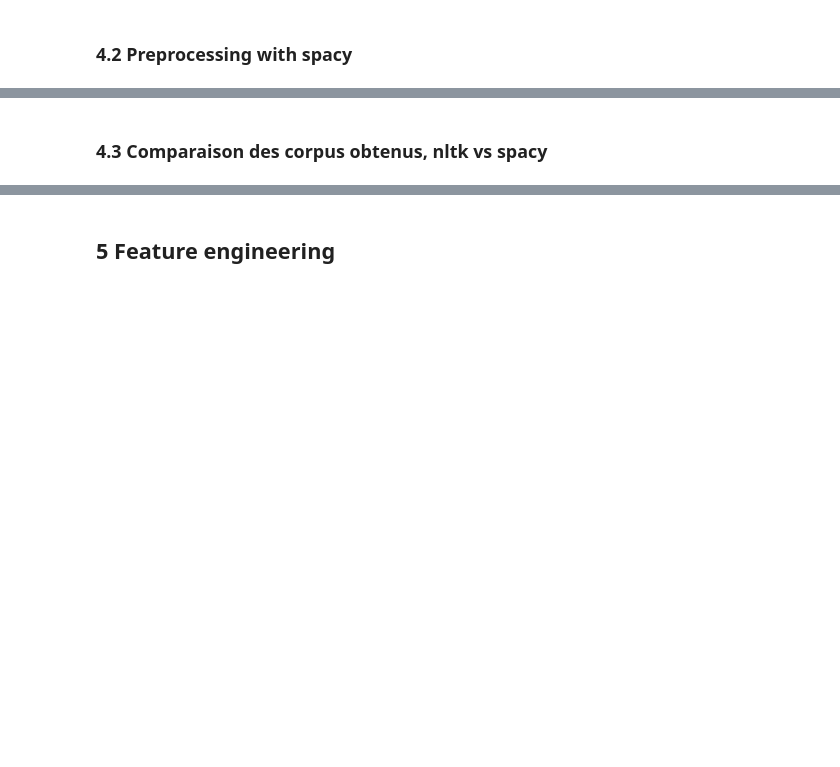
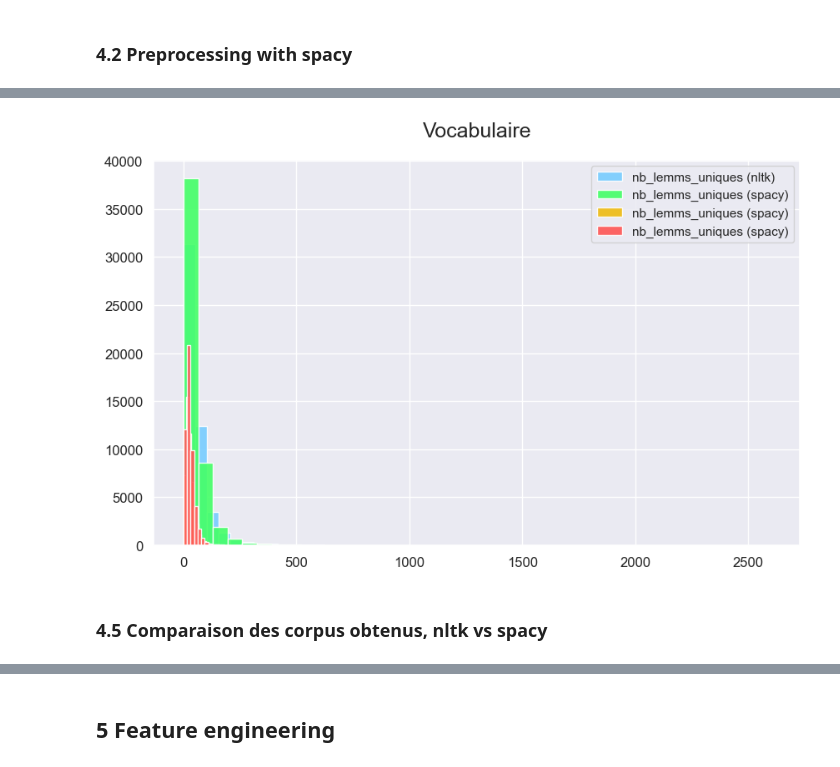
Before and after one commit to Kiwinokoto/ML_student, a Jupyter notebook: notebooks/Oudelet_Kevin_1_notebook_exploration_271123.ipynb, the cells around one changed output, grey strips where cells are left out. Saved outputs shown, nothing was run; the diff lists cells and outputs as text; code cells hidden in the pictures; blank space fills up the shorter version.

```diff
--- a/notebooks/Oudelet_Kevin_1_notebook_exploration_271123.ipynb
+++ b/notebooks/Oudelet_Kevin_1_notebook_exploration_271123.ipynb
@@ -2147,0 +2219,6 @@ questions_tags['nb_lemms_body_spacy_hard'] = questions_tags['body_spacy_hard'].a
+# %%
+# Apply the preprocessing function to title, filtering all rare tokens
+questions_tags['title_spacy_hard'] = questions_tags['title_spacy'].parallel_apply(
+    lambda x: preprocess_2_remove_stopwords_frequent_rare(x, forbidden_spacy_hard))
+
+questions_tags['nb_tokens_title_spacy_hard'] = questions_tags['title_spacy_hard'].apply(len)
@@ -2147,0 +2227,6 @@ questions_tags['nb_lemms_body_spacy_hard'] = questions_tags['body_spacy_hard'].a
+# %%
+# Apply the preprocessing function to body, filtering very rare tokens only
+questions_tags['body_spacy_soft'] = questions_tags['body_spacy'].parallel_apply(
+    lambda x: preprocess_2_remove_stopwords_frequent_rare(x, forbidden_spacy_soft))
+
+questions_tags['nb_tokens_body_spacy_soft'] = questions_tags['body_spacy_soft'].apply(len)
@@ -2147,0 +2235,6 @@ questions_tags['nb_lemms_body_spacy_hard'] = questions_tags['body_spacy_hard'].a
+# %%
+# Apply the preprocessing function to body, filtering all rare tokens
+questions_tags['body_spacy_hard'] = questions_tags['body_spacy'].parallel_apply(
+    lambda x: preprocess_2_remove_stopwords_frequent_rare(x, forbidden_spacy_hard))
+
+questions_tags['nb_tokens_body_spacy_hard'] = questions_tags['body_spacy_hard'].apply(len)
@@ -2165,35 +2278,37 @@ questions_tags.describe()
 # %%
 fig, ax = plt.subplots(figsize=(10, 6))
 
-# Plotting 'tokens'
-questions_tags['nb_tokens_body_spacy'].hist(density=False, bins=50, color='#7cf', ax=ax,
+# Plotting 'lemms' (nouns and verbs)
+questions_tags['nb_lemms_body_spacy'].hist(density=False, bins=50, color='#7cf', ax=ax,
                                                           alpha=0.9, label='nb_lemms_uniques (nltk)')
 
-# Plotting 'lemms'
-questions_tags['nb_lemms_body_spacy_soft'].hist(density=False, bins=40, color='#4f6', ax=ax,
+# Plotting 'tokens' (very low  frequency filtered)
+questions_tags['nb_tokens_body_spacy_soft'].hist(density=False, bins=40, color='#4f6', ax=ax,
                                                           alpha=0.9, label='nb_lemms_uniques (spacy)')
 
-# Plotting 'lemms'
+# Plotting 'lemms uniques'
 questions_tags['nb_lemms_uniques_body_spacy_soft'].hist(density=False, bins=30, color='#eb1', ax=ax,
                                                           alpha=0.9, label='nb_lemms_uniques (spacy)')
 
-# Plotting 'lemms'
+# Plotting 'lemms uniques', low  frequency filtered
+# (= smallest dataset obtained with spacy)
 questions_tags['nb_lemms_uniques_body_spacy_hard'].hist(density=False, bins=20, color='#f55', ax=ax,
                                                           alpha=0.9, label='nb_lemms_uniques (spacy)')
-
 
 plt.title('Vocabulaire', pad=20, fontsize=18)
 plt.xticks(fontsize=12)
 plt.yticks(fontsize=12)
 
 ax.legend()
 
 plt.show()
 
 # Spacy c'est juste incroyable. Un nouveau monde de programmation !
 # What a day to be alive !
+# %% [output]
+[figure, added]
 # %% [markdown]
-### 4.3 Comparaison des corpus obtenus, nltk vs spacy
+### 4.5 Comparaison des corpus obtenus, nltk vs spacy
 # %%
 # Quantité
 # Avec un filtre frequence leger
```
Also changed, not shown: parts of 58 cells of this notebook.
